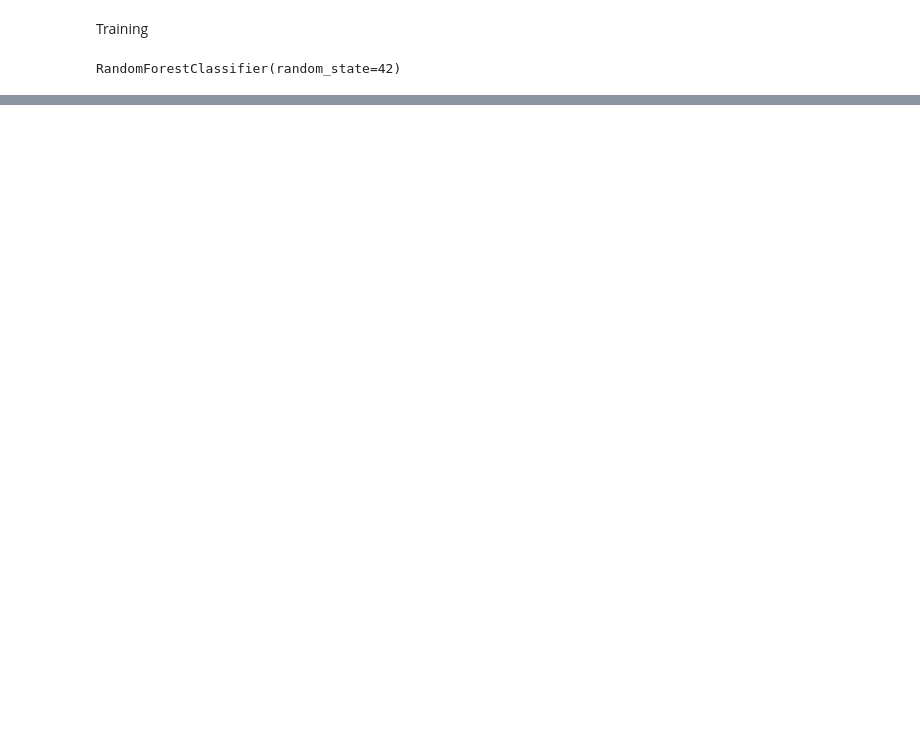
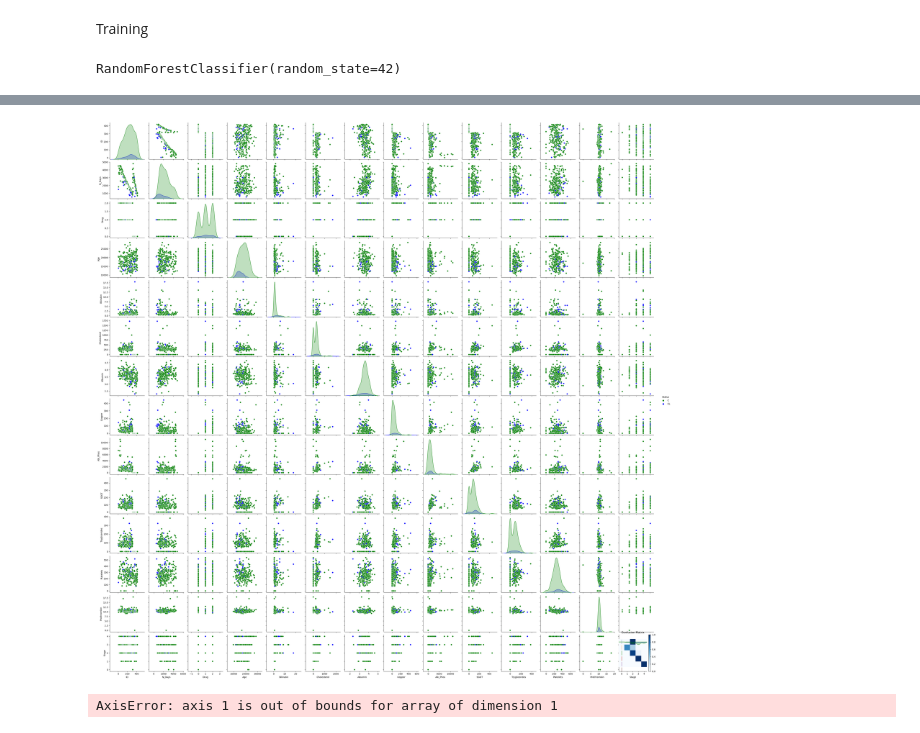
Before and after one commit to HafizhZikri00/UAS_DATA-MINING_HAFIZH-ZIKRI_CIRHOSSIS-DATA, a Jupyter notebook: Cirhossis_model.ipynb, the cells around one changed output, grey strips where cells are left out. Saved outputs shown, nothing was run; the diff lists cells and outputs as text; code cells hidden in the pictures; blank space fills up the shorter version.

```diff
--- a/Cirhossis_model.ipynb
+++ b/Cirhossis_model.ipynb
@@ -301,0 +263,47 @@ ImportError: cannot import name 'plot_confusion_matrix' from 'sklearn.metrics' (
+# %%
+# Import Library
+import matplotlib.pyplot as plt
+import seaborn as sns
+from sklearn.metrics import confusion_matrix
+from sklearn.metrics import roc_auc_score
+from sklearn.model_selection import train_test_split
+from sklearn.preprocessing import LabelEncoder
+from sklearn.ensemble import RandomForestClassifier
+
+# Plotting functions
+sns.pairplot(data, hue="Status", palette=palette)
+
+sns.barplot(x=top_importances, y=top_features)
+
+# Confusion Matrix
+mat = confusion_matrix(y_test, rf_model.predict(X_test), normalize='true')
+plt.imshow(mat, cmap=plt.cm.Blues)
+plt.xlabel("Predicted Label")
+plt.ylabel("True Label")
+plt.title("Confusion Matrix")
+plt.colorbar()
+plt.show()
+
+# Split data
+X_train, X_test, y_train, y_test = train_test_split(X, y, test_size=0.2, random_state=42)
+
+# Label Encoding
+encoder = LabelEncoder()
+y_train = encoder.fit_transform(y_train)
+y_test = encoder.fit_transform(y_test)
+
+# Model Training
+rf_model = RandomForestClassifier(n_estimators=100)
+rf_model.fit(X_train, y_train)
+
+# ROC Curve
+roc_auc = roc_auc_score(y_test, rf_model.predict(X_test), multi_class='ovr')
+plt.title('ROC Curve (AUC = %0.2f)' % roc_auc)
+plt.plot(fpr, tpr, label='ROC curve')
+plt.xlabel('False Positive Rate')
+plt.ylabel('True Positive Rate')
+plt.legend(loc="lower right")
+plt.savefig('ROCCurve.png')
+# %% [output]
+[figure, added]
+AxisError: axis 1 is out of bounds for array of dimension 1
```
Also changed, not shown: parts of 4 cells of this notebook.
